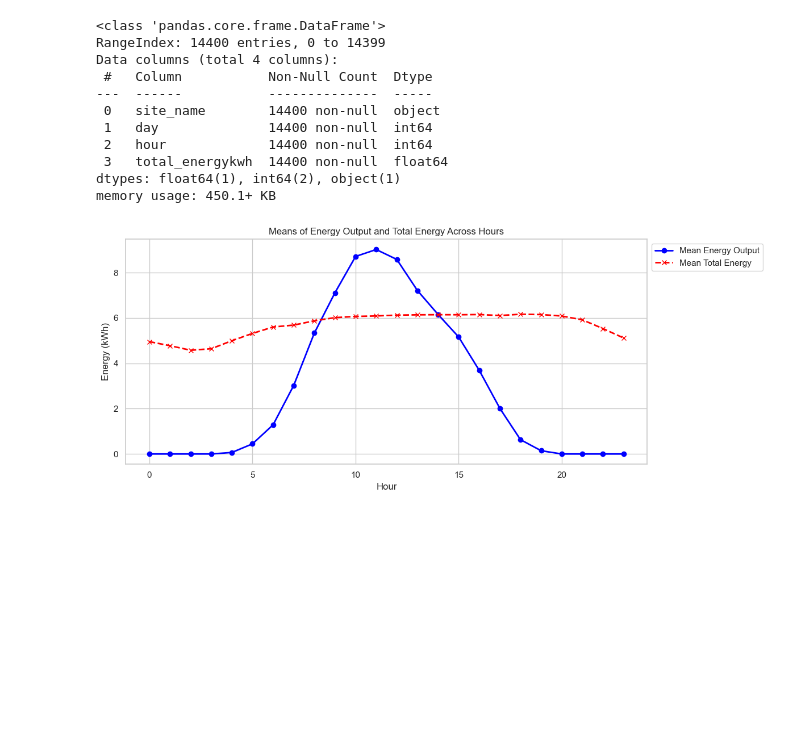
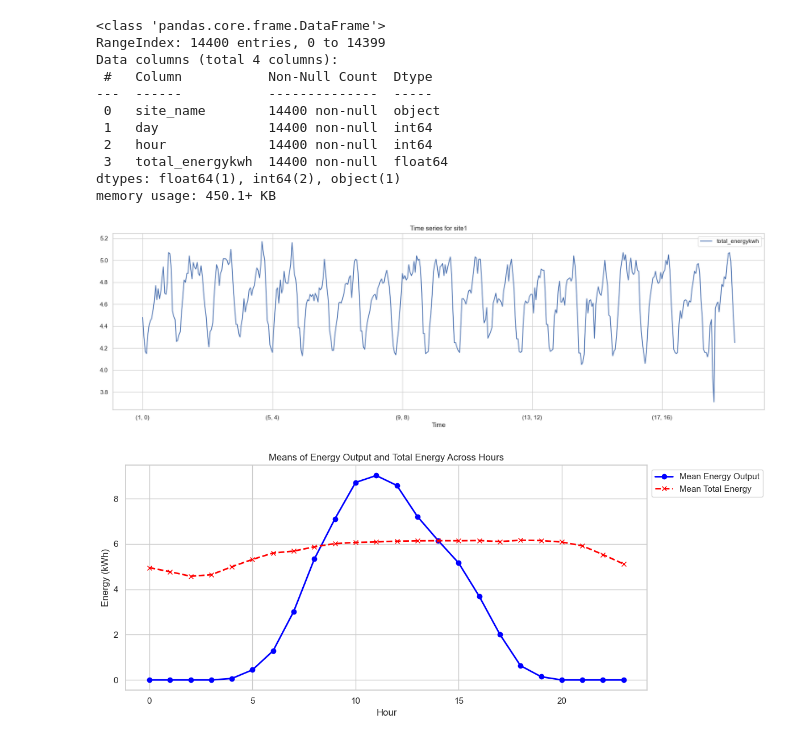
Before and after one commit to MosesBomera/Smart-Energy-Supply-Scheduling-for-Green-Telecom-Challenge, a Jupyter notebook: 001_Exploratory_Data_Analysis.ipynb, the cells around one changed output. Saved outputs shown, nothing was run; the diff lists cells and outputs as text; code cells hidden in the pictures; blank space fills up the shorter version.

```diff
--- a/001_Exploratory_Data_Analysis.ipynb
+++ b/001_Exploratory_Data_Analysis.ipynb
@@ -161,6 +214,11 @@ Data columns (total 4 columns):
  3   total_energykwh  14400 non-null  float64
 dtypes: float64(1), int64(2), object(1)
 memory usage: 450.1+ KB
+# %%
+utils.plot_time_series_site_variables(
+    energy_consumption, 'site1', variables=['total_energykwh'], start=(1,0), end=(20,0), figsize=(22,6))
+# %% [output]
+[figure, added]
 # %%
 utils.plot_means(energy_consumption, solar_power_statistics, figsize=(12, 5))
 # %% [output]
```
Also changed, not shown: parts of 28 cells of this notebook.
